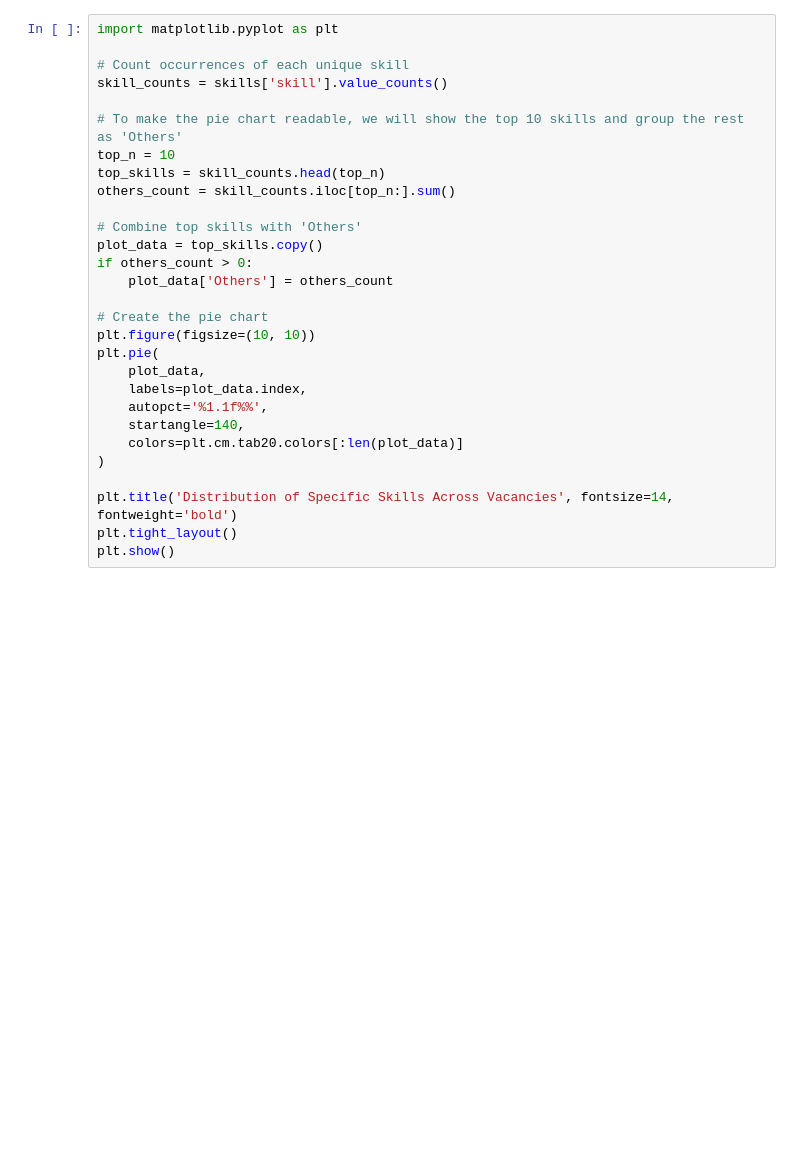
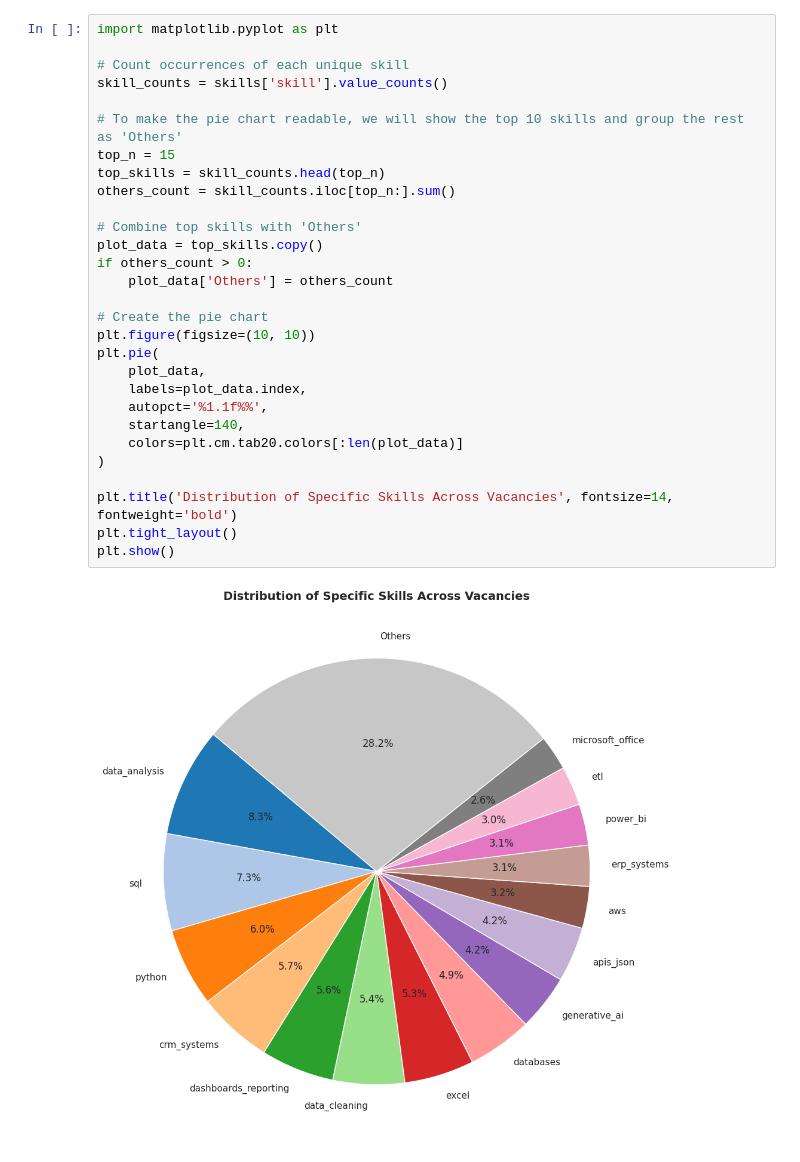
Before and after one commit to TidyWeb/SkillMatch, a Jupyter notebook: John's Folder/Data_Analyst_Workbook.ipynb, the cells around one changed output. Drawn from its saved outputs; the diff is of its cells as text; blank space fills up the shorter version.

```diff
--- a/John's Folder/Data_Analyst_Workbook.ipynb
+++ b/John's Folder/Data_Analyst_Workbook.ipynb
@@ -72,32 +296,34 @@ plt.show()
 # %%
 import matplotlib.pyplot as plt
 
 # Count occurrences of each unique skill
 skill_counts = skills['skill'].value_counts()
 
 # To make the pie chart readable, we will show the top 10 skills and group the rest as 'Others'
-top_n = 10
+top_n = 15
 top_skills = skill_counts.head(top_n)
 others_count = skill_counts.iloc[top_n:].sum()
 
 # Combine top skills with 'Others'
 plot_data = top_skills.copy()
 if others_count > 0:
     plot_data['Others'] = others_count
 
 # Create the pie chart
 plt.figure(figsize=(10, 10))
 plt.pie(
     plot_data,
     labels=plot_data.index,
     autopct='%1.1f%%',
     startangle=140,
     colors=plt.cm.tab20.colors[:len(plot_data)]
 )
 
 plt.title('Distribution of Specific Skills Across Vacancies', fontsize=14, fontweight='bold')
 plt.tight_layout()
 plt.show()
+# %% [output]
+[figure, added]
 # %%
 import pandas as pd
 import matplotlib.pyplot as plt
```
Also changed, not shown: parts of 16 cells of this notebook, 1 other file.
